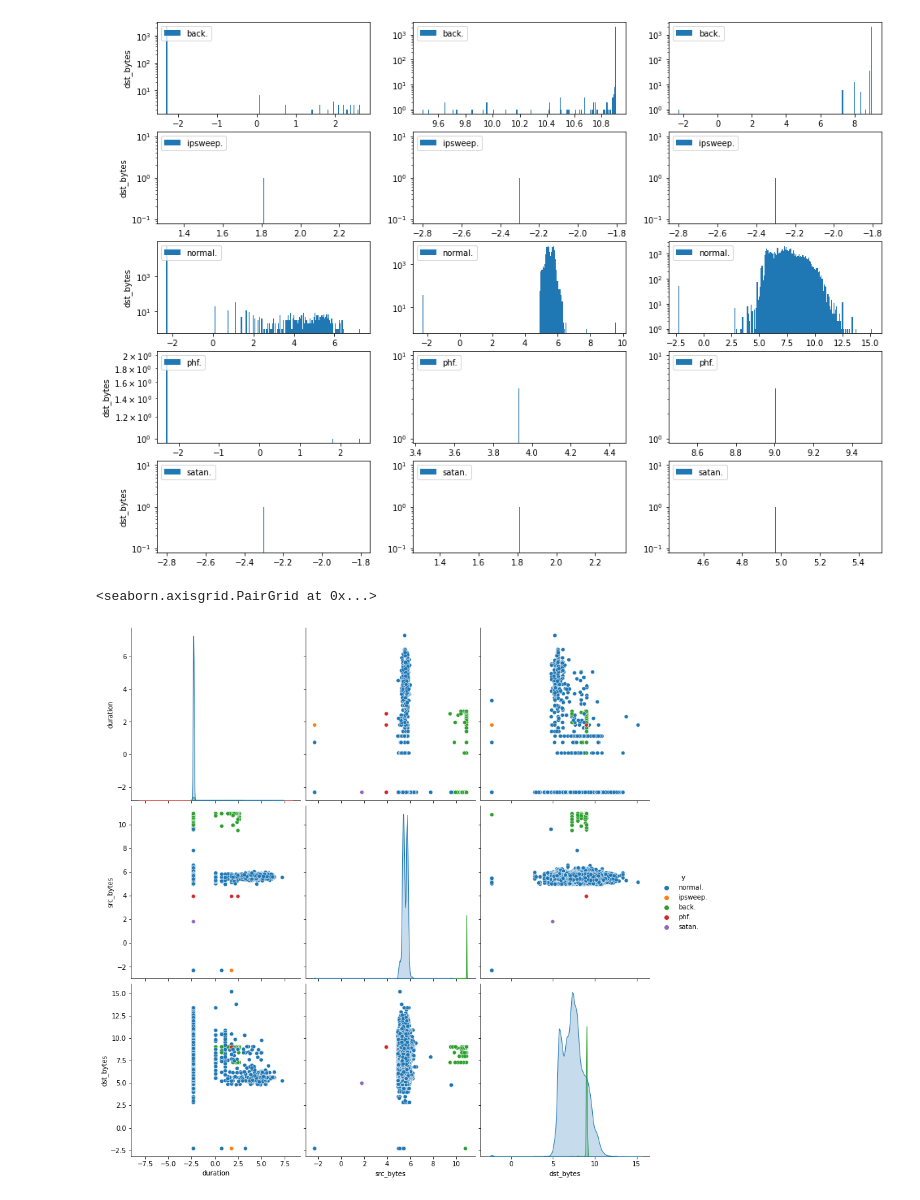
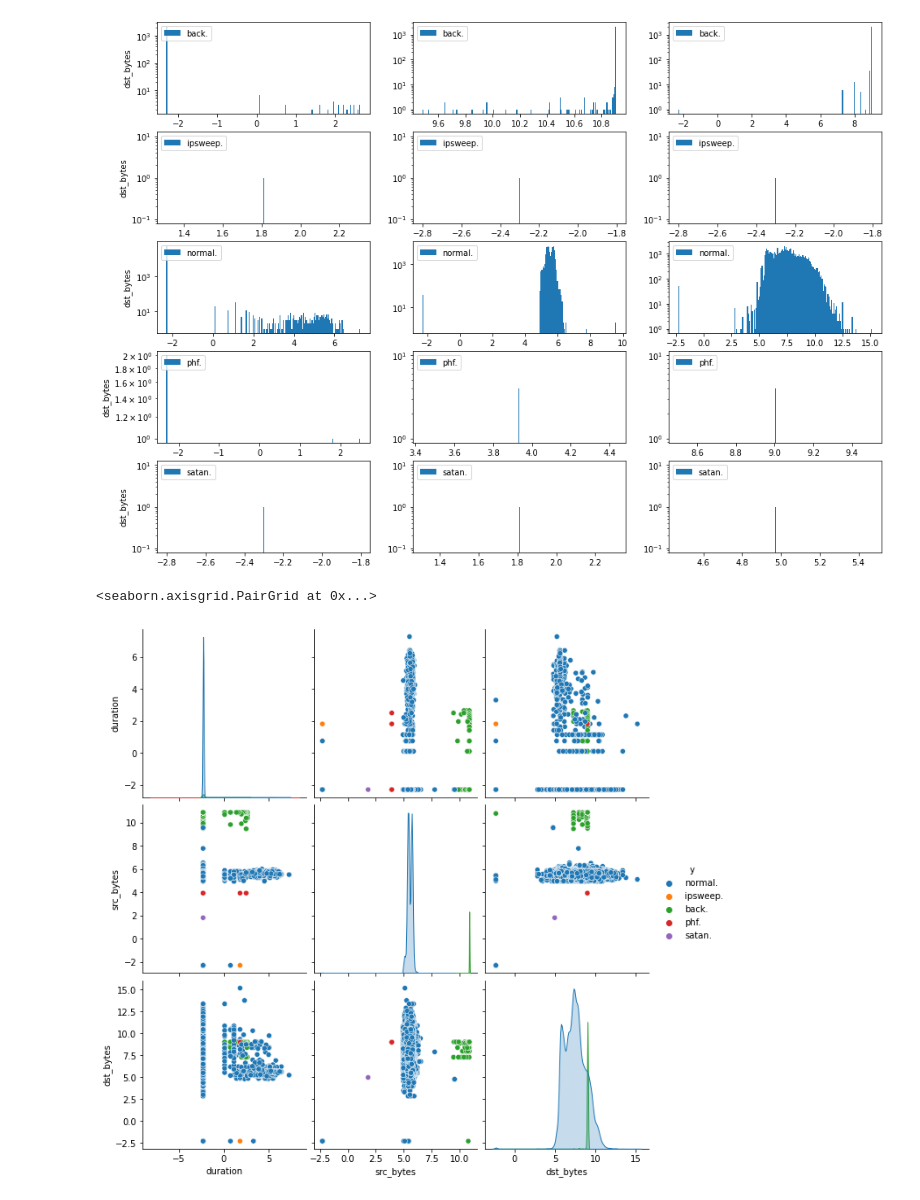
Before and after one commit to ritza-co/reviewnb-examples, a Jupyter notebook: kdd_cup/kdd_eda.ipynb, the cells around one changed output. Saved outputs shown, nothing was run; the diff lists cells and outputs as text; code cells hidden in the pictures.

Commit message:
Combine cells and use default color palette

```diff
--- a/kdd_cup/kdd_eda.ipynb
+++ b/kdd_cup/kdd_eda.ipynb
@@ -184,6 +181,9 @@ dfd["y"] = dft["target"].values
 # %%
+# Add y value to feature data for pairplot
+dfd["y"] = dft["target"].values
+
 # Plot a pairplot for all features
-sns.pairplot(dfd, height=4, hue="y", palette="tab10")
+sns.pairplot(dfd, height=3, hue="y")
 # %% [output]
 <seaborn.axisgrid.PairGrid at 0x...>
-[figure, old version]
+[figure, new version]
```
Also changed, not shown: parts of 1 cell of this notebook.
